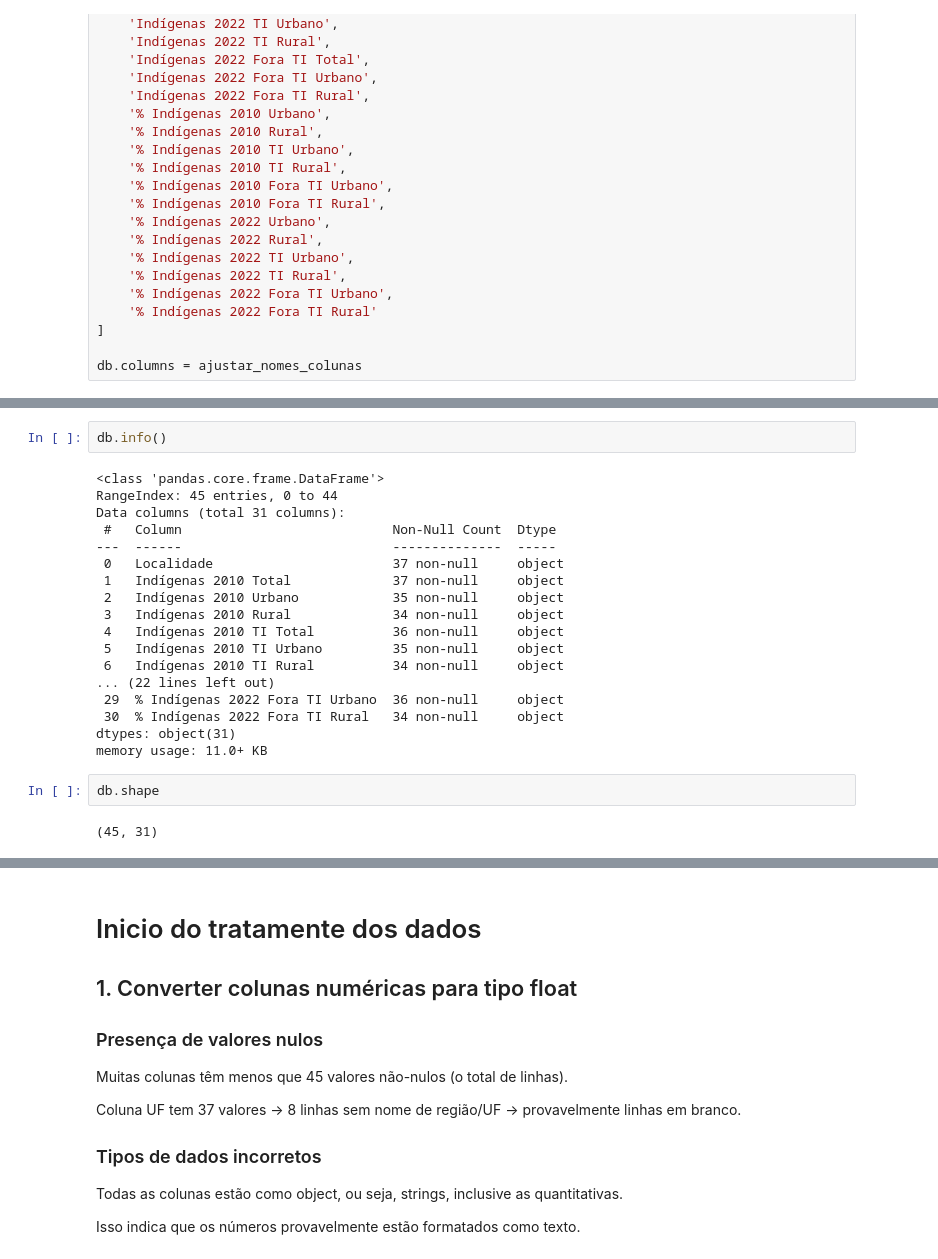
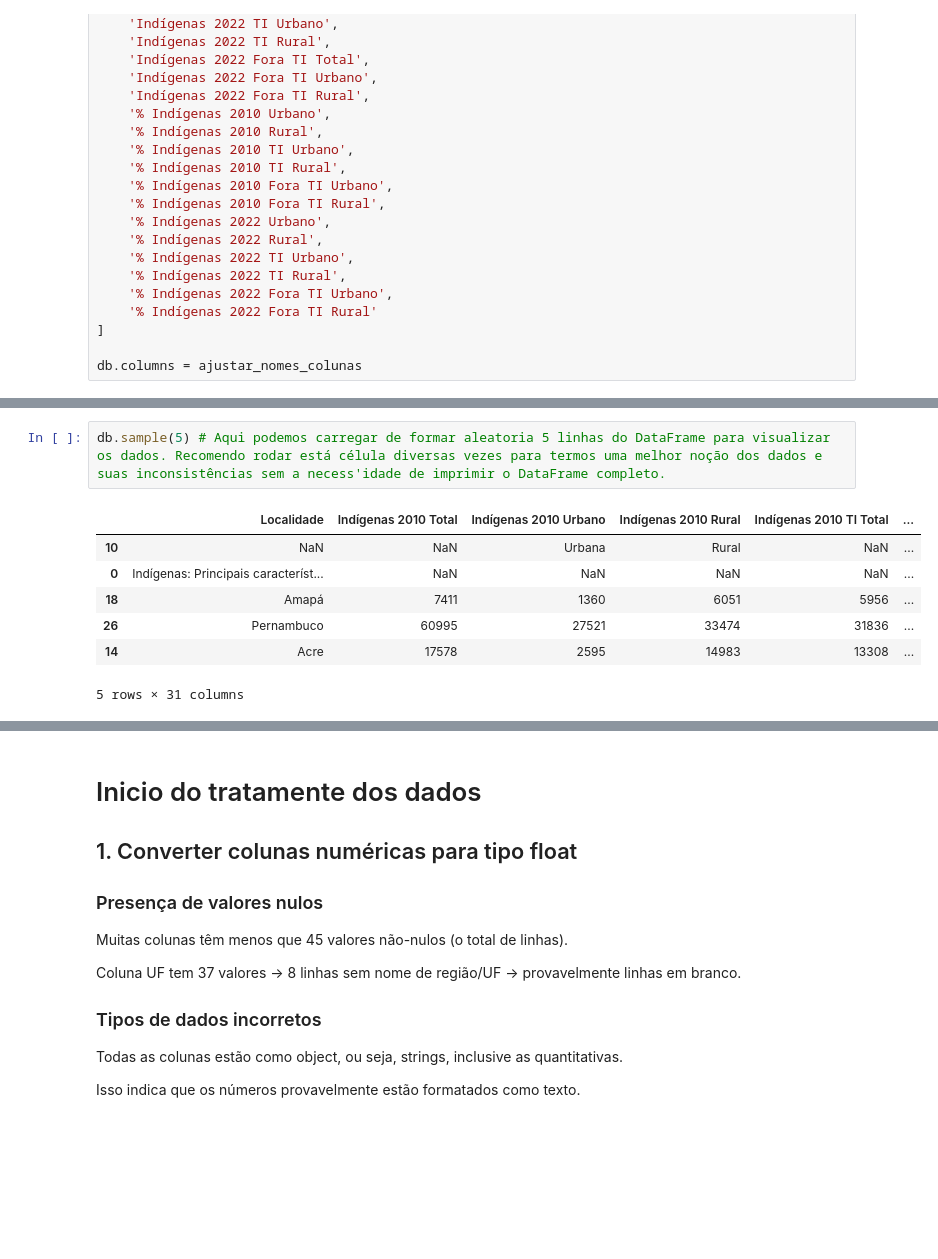
Before and after one commit to LUCASDNORONHA/exploracao-dados-indigenas-2010-2022, a Jupyter notebook: notebooks/limpeza_analise_e_visualizacao.ipynb, the cells around one changed output, grey strips where cells are left out. Saved outputs shown, nothing was run; the diff lists cells and outputs as text; blank space fills up the shorter version.

```diff
--- a/notebooks/Projeto_de_Analise_de_Dados_Exploratoria.ipynb
+++ b/notebooks/limpeza_analise_e_visualizacao.ipynb
@@ -150,24 +122,10 @@ db.sample(10)
-# %%
-db.info()
-# %% [output]
-<class 'pandas.core.frame.DataFrame'>
-RangeIndex: 45 entries, 0 to 44
-Data columns (total 31 columns):
- #   Column                           Non-Null Count  Dtype
----  ------                           --------------  -----
- 0   Localidade                       37 non-null     object
- 1   Indígenas 2010 Total             37 non-null     object
- 2   Indígenas 2010 Urbano            35 non-null     object
- 3   Indígenas 2010 Rural             34 non-null     object
- 4   Indígenas 2010 TI Total          36 non-null     object
- 5   Indígenas 2010 TI Urbano         35 non-null     object
- 6   Indígenas 2010 TI Rural          34 non-null     object
-... (22 lines left out)
- 29  % Indígenas 2022 Fora TI Urbano  36 non-null     object
- 30  % Indígenas 2022 Fora TI Rural   34 non-null     object
-dtypes: object(31)
-memory usage: 11.0+ KB
-# %%
-db.shape
-# %% [output]
-(45, 31)
+# %%
+db.sample(5) # Aqui podemos carregar de formar aleatoria 5 linhas do DataFrame para visualizar os dados. Recomendo rodar está célula diversas vezes para termos uma melhor noção dos dados e suas inconsistências sem a necess'idade de imprimir o DataFrame completo.
+# %% [output]
+|  | Localidade | Indígenas 2010 Total | Indígenas 2010 Urbano | Indígenas 2010 Rural | Indígenas 2010 TI Total | ... |
+| 10 | NaN | NaN | Urbana | Rural | NaN | ... |
+| 0 | Indígenas: Principais característ... | NaN | NaN | NaN | NaN | ... |
+| 18 | Amapá | 7411 | 1360 | 6051 | 5956 | ... |
+| 26 | Pernambuco | 60995 | 27521 | 33474 | 31836 | ... |
+| 14 | Acre | 17578 | 2595 | 14983 | 13308 | ... |
+5 rows × 31 columns
```
Also changed, not shown: parts of 13 cells of this notebook, 3 other files.
